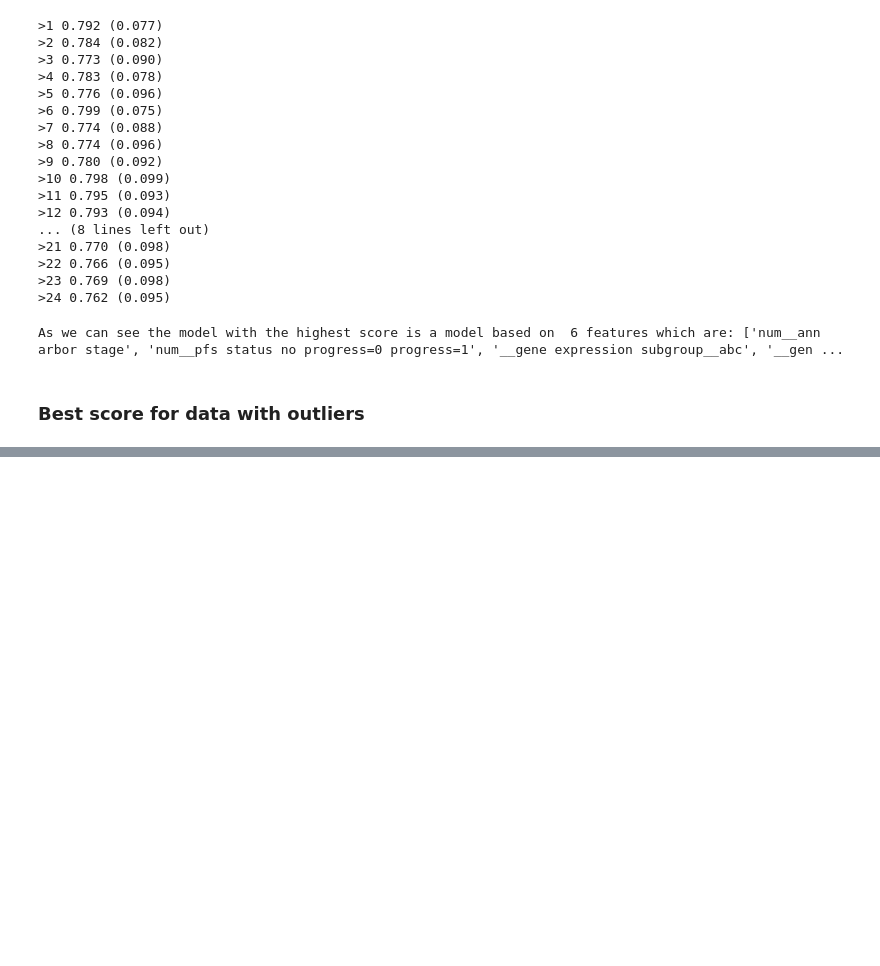
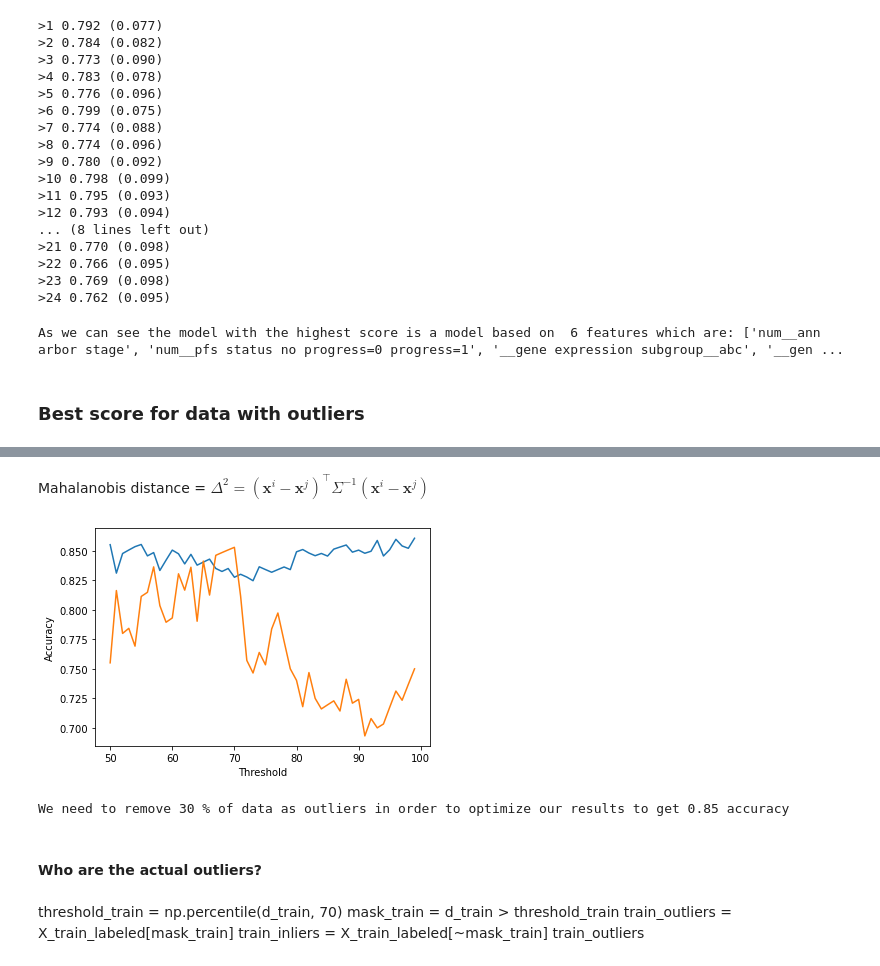
Before and after one commit to tamarshnirer/Anomality_Detection_in_Lymphoma_Patients, a Jupyter notebook: Untitled.ipynb, the cells around one changed output, grey strips where cells are left out. Cells and saved outputs as stored; diff of their text form; code cells hidden in the pictures; blank space fills up the shorter version.

```diff
--- a/Untitled.ipynb
+++ b/Untitled.ipynb
@@ -1037,12 +1044,17 @@ for k in range(1, len(features_by_importance)+1):
 # %%
 result = np.array(results_avg)
 print("As we can see the model with the highest score is a model based on ",np.argmax(result) +1, "features which are:", features_by_importance[:np.argmax(result)+1] )
+most_imp_feat =  features_by_importance[:np.argmax(result)+1]
 # %% [output]
 As we can see the model with the highest score is a model based on  6 features which are: ['num__ann arbor stage', 'num__pfs status no progress=0 progress=1', '__gene expression subgroup__abc', '__gen ...
 # %% [markdown]
 ### Best score for data with outliers
 # %%
-clf = RandomForestClassifier(**best_params_dct['Random Forest'], random_state=1)
-clf.fit(X_train_labeled[features_by_importance[:np.argmax(result)]], y_train_labeled)
-print('Accuray = ' ,clf.score(X_test_labeled[features_by_importance[:np.argmax(result)]], y_test_labeled))
+def estimate_model(X_train, y_train, X_test, y_test):
+    clf = RandomForestClassifier(**best_params_dct['Random Forest'], random_state=1)
+    clf.fit(X_train, y_train)
+    return clf.score(X_train, y_train), clf.score(X_test, y_test)
+
+
+estimate_model(X_train_labeled[most_imp_feat], y_train_labeled, X_test_labeled[most_imp_feat], y_test_labeled)
 # %% [output]
@@ -1051,0 +1084,49 @@ Now we're going to use all our data (with unlabeled rows) in order to make our o
+# %% [markdown]
+Mahalanobis distance = $\Delta^2=(\boldsymbol{x}^i-\boldsymbol{x}^j)^\top\Sigma^{-1}(\boldsymbol{x}^i-\boldsymbol{x}^j)$
+# %%
+mcd_train = MinCovDet(random_state = 0)
+mcd_train.fit(X_train_labeled)
+d_train = mcd_train.mahalanobis(X_train_labeled)
+mcd_test = MinCovDet(random_state = 0)
+mcd_train.fit(X_test_labeled)
+d_test = mcd_train.mahalanobis(X_test_labeled)
+# %%
+train_rslt= []
+test_rslt= []
+
+#we will examine the accuracy of every precentile threshold
+for k in range(50,100,1):
+    threshold_train = np.percentile(d_train, k)
+    threshold_test = np.percentile(d_test, k)
+    mask_train = d_train > threshold_train
+    mask_test = d_test > threshold_test
+    #clean outliers from train data
+    temp_x_train = X_train_labeled[~mask_train]
+    temp_y_train = y_train_labeled[~mask_train]
+    temp_x_test = X_test_labeled[~mask_test]
+    temp_y_test = y_test_labeled[~mask_test]
+    #train the model after outliers was moved
+    train_acc,test_acc = estimate_model(temp_x_train[most_imp_feat], temp_y_train, temp_x_test[most_imp_feat], temp_y_test)
+    train_rslt.append(train_acc)
+    test_rslt.append(test_acc)
+# %%
+plt.plot(range(50,100,1), train_rslt)
+plt.plot(range(50,100,1), test_rslt)
+plt.xlabel('Threshold')
+plt.ylabel('Accuracy')
+plt.show()
+# %% [output]
+[figure, added]
+# %%
+max_test_accuracy_idx = test_rslt.index(max(test_rslt))
+print("We need to remove", 100 - range(50,100)[max_test_accuracy_idx] ,"% of data as outliers in order to optimize our results to get", round(max(test_rslt),2), "accuracy")
+# %% [output]
+We need to remove 30 % of data as outliers in order to optimize our results to get 0.85 accuracy
+# %% [markdown]
+#### Who are the actual outliers?
+# %% [markdown]
+threshold_train = np.percentile(d_train,  70)
+mask_train = d_train > threshold_train
+train_outliers = X_train_labeled[mask_train]
+train_inliers = X_train_labeled[~mask_train]
+train_outliers
```
Also changed, not shown: parts of 13 cells of this notebook, 1 other file.
